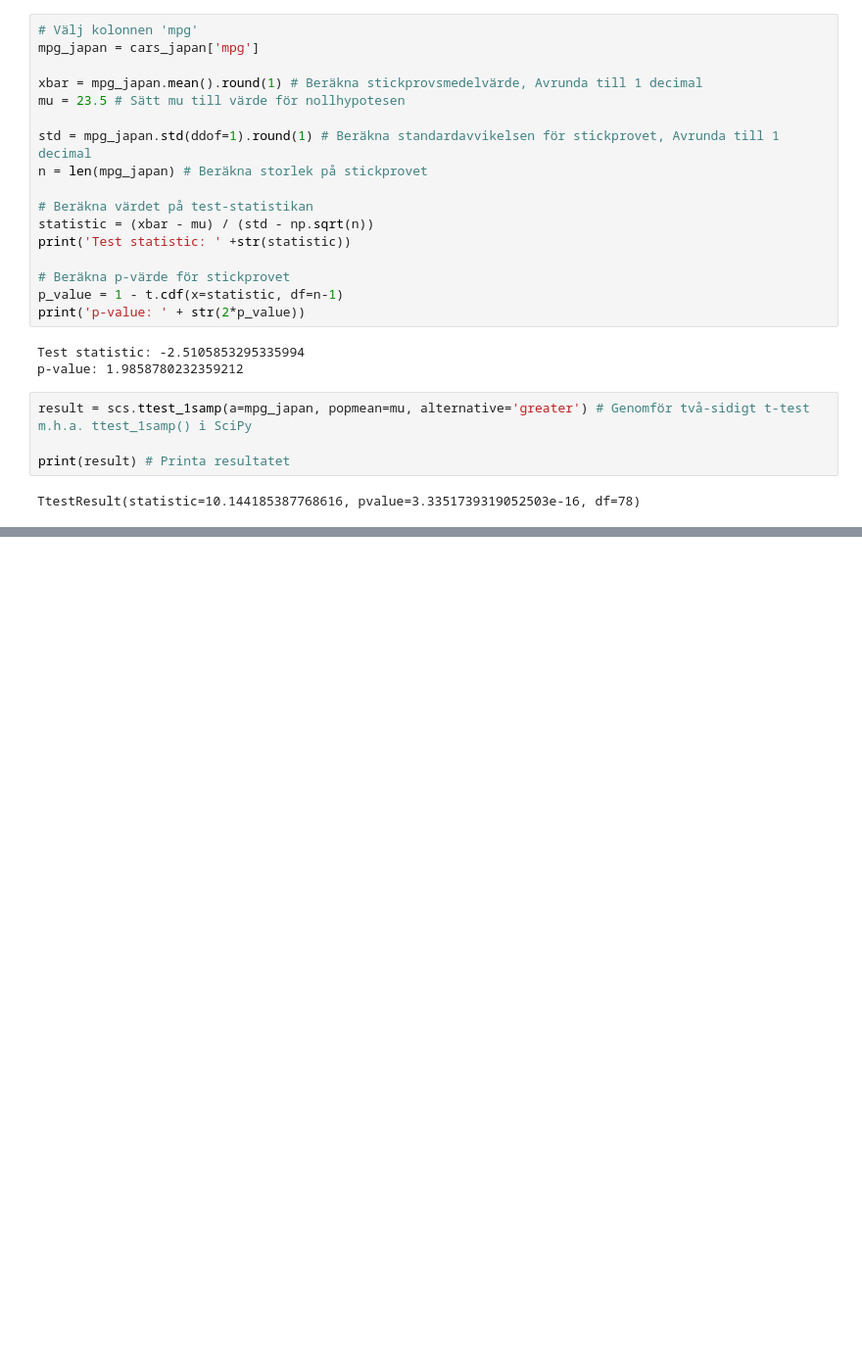
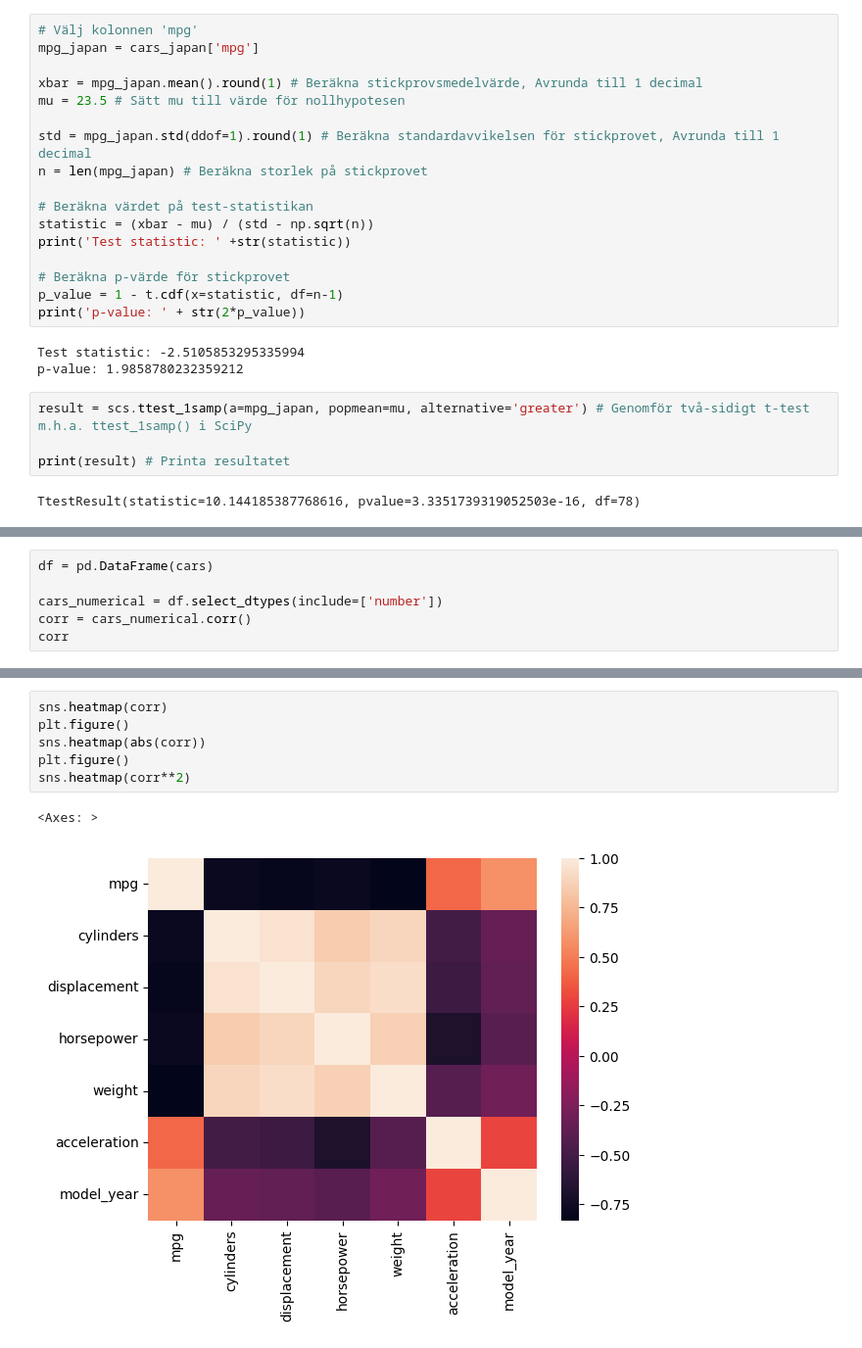
Before and after one commit to SFredin1/Linear_Algebra, a Jupyter notebook: Statistiska_Metoder/Inlämningsuppgift/Analys_Cars.ipynb, the cells around one changed output, grey strips where cells are left out. Shown at 98% size. Cells and saved outputs as stored; diff of their text form; blank space fills up the shorter version.

```diff
--- a/Statistiska_Metoder/Inlämningsuppgift/Analys_Cars.ipynb
+++ b/Statistiska_Metoder/Inlämningsuppgift/Analys_Cars.ipynb
@@ -188,0 +270,6 @@ TtestResult(statistic=10.144185387768616, pvalue=3.3351739319052503e-16, df=78)
+# %%
+df = pd.DataFrame(cars)
+
+cars_numerical = df.select_dtypes(include=['number'])
+corr = cars_numerical.corr()
+corr
@@ -188,0 +285,9 @@ TtestResult(statistic=10.144185387768616, pvalue=3.3351739319052503e-16, df=78)
+# %%
+sns.heatmap(corr)
+plt.figure()
+sns.heatmap(abs(corr))
+plt.figure()
+sns.heatmap(corr**2)
+# %% [output]
+<Axes: >
+[figure, added]
```
Also changed, not shown: parts of 15 cells of this notebook.
